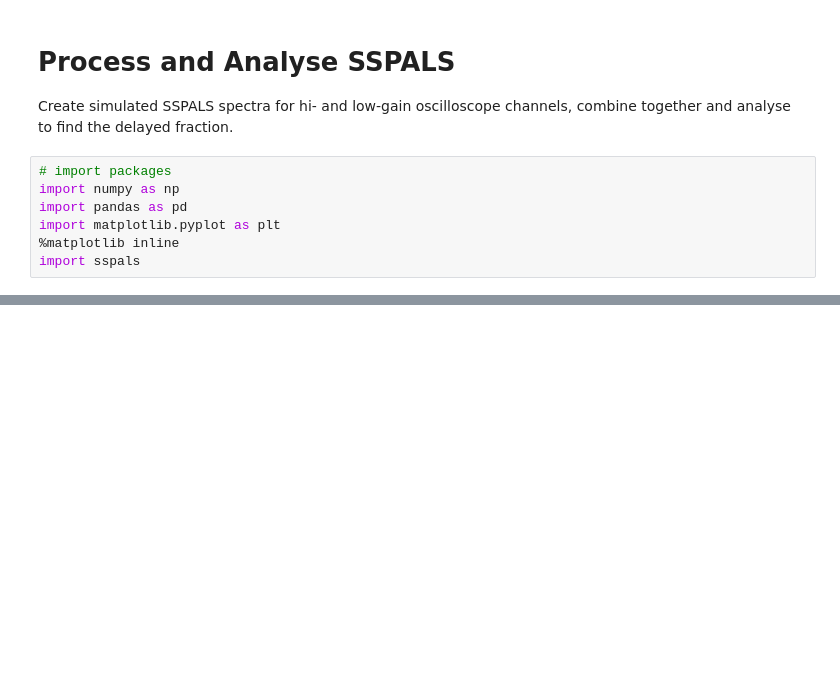
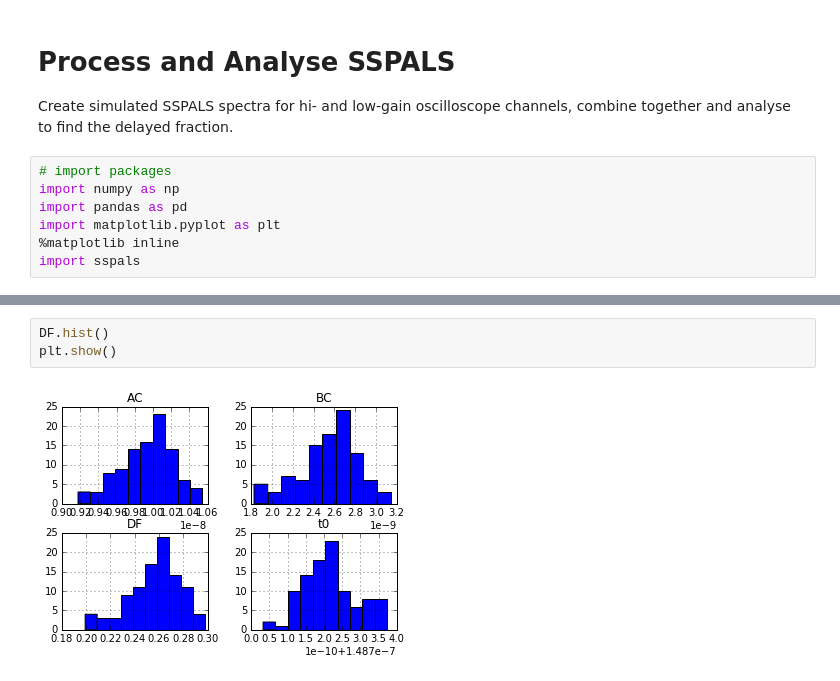
Before and after one commit to PositroniumSpectroscopy/sspals, a Jupyter notebook: examples/Process and Analyse.ipynb, the cells around one changed output, grey strips where cells are left out. Saved outputs shown, nothing was run; the diff lists cells and outputs as text; blank space fills up the shorter version.

```diff
--- a/examples/Process and Analyse.ipynb
+++ b/examples/Process and Analyse.ipynb
@@ -78,0 +88,5 @@ plt.show()
+# %%
+DF.hist()
+plt.show()
+# %% [output]
+[figure, added]
```
Also changed, not shown: parts of 3 cells of this notebook, 2 other files.
